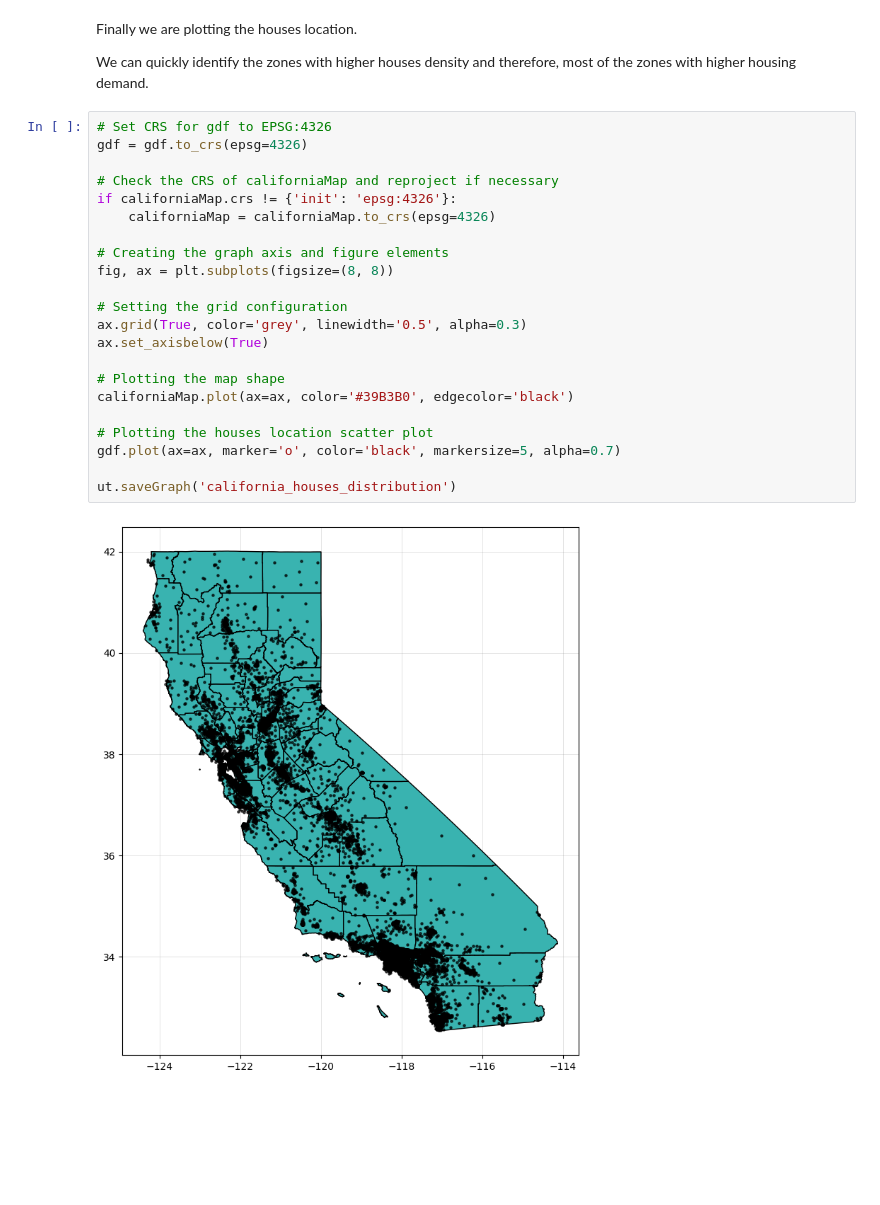
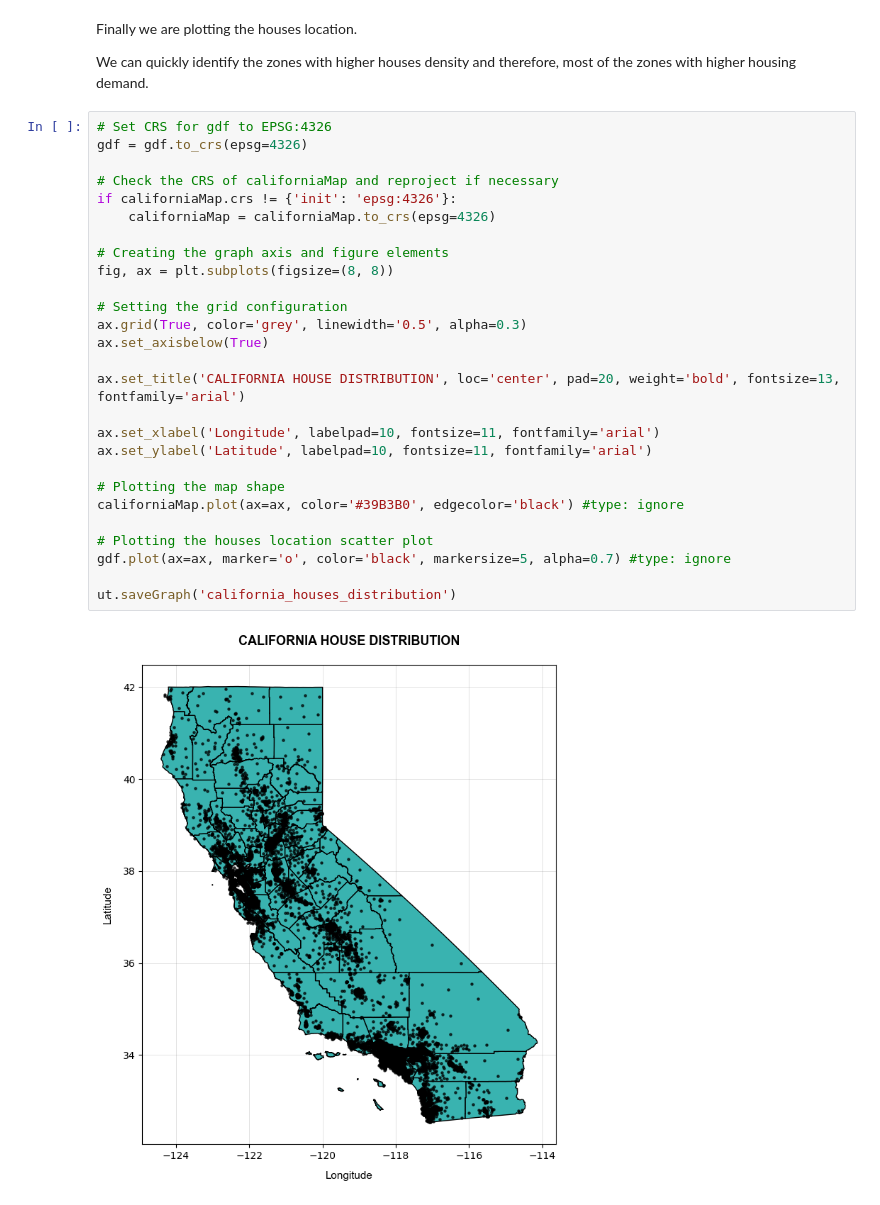
Before and after one commit to Slindex/ML-Projects, a Jupyter notebook: supervised_regression/supervised_regression.ipynb, the cells around one changed output. Saved outputs shown, nothing was run; the diff lists cells and outputs as text; blank space fills up the shorter version.

```diff
--- a/supervised_regression/supervised_regression.ipynb
+++ b/supervised_regression/supervised_regression.ipynb
@@ -292,24 +293,29 @@ We can quickly identify the zones with higher houses density and therefore, most
 # %%
 # Set CRS for gdf to EPSG:4326
 gdf = gdf.to_crs(epsg=4326)
 
 # Check the CRS of californiaMap and reproject if necessary
 if californiaMap.crs != {'init': 'epsg:4326'}:
     californiaMap = californiaMap.to_crs(epsg=4326)
 
 # Creating the graph axis and figure elements
 fig, ax = plt.subplots(figsize=(8, 8))
 
 # Setting the grid configuration
 ax.grid(True, color='grey', linewidth='0.5', alpha=0.3)
 ax.set_axisbelow(True)
 
+ax.set_title('CALIFORNIA HOUSE DISTRIBUTION', loc='center', pad=20, weight='bold', fontsize=13, fontfamily='arial')
+
+ax.set_xlabel('Longitude', labelpad=10, fontsize=11, fontfamily='arial')
+ax.set_ylabel('Latitude', labelpad=10, fontsize=11, fontfamily='arial')
+
 # Plotting the map shape
-californiaMap.plot(ax=ax, color='#39B3B0', edgecolor='black')
+californiaMap.plot(ax=ax, color='#39B3B0', edgecolor='black') #type: ignore
 
 # Plotting the houses location scatter plot
-gdf.plot(ax=ax, marker='o', color='black', markersize=5, alpha=0.7)
+gdf.plot(ax=ax, marker='o', color='black', markersize=5, alpha=0.7) #type: ignore
 
 ut.saveGraph('california_houses_distribution')
 # %% [output]
-[figure, old version]
+[figure, new version]
```
Also changed, not shown: parts of 3 cells of this notebook, 2 other files.
